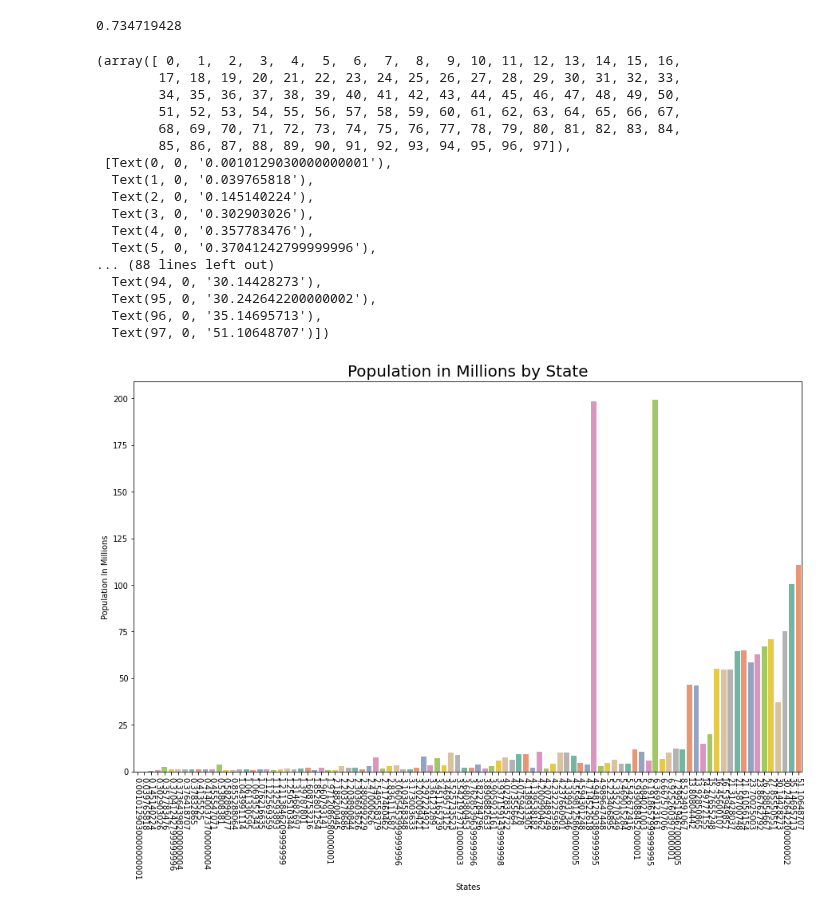
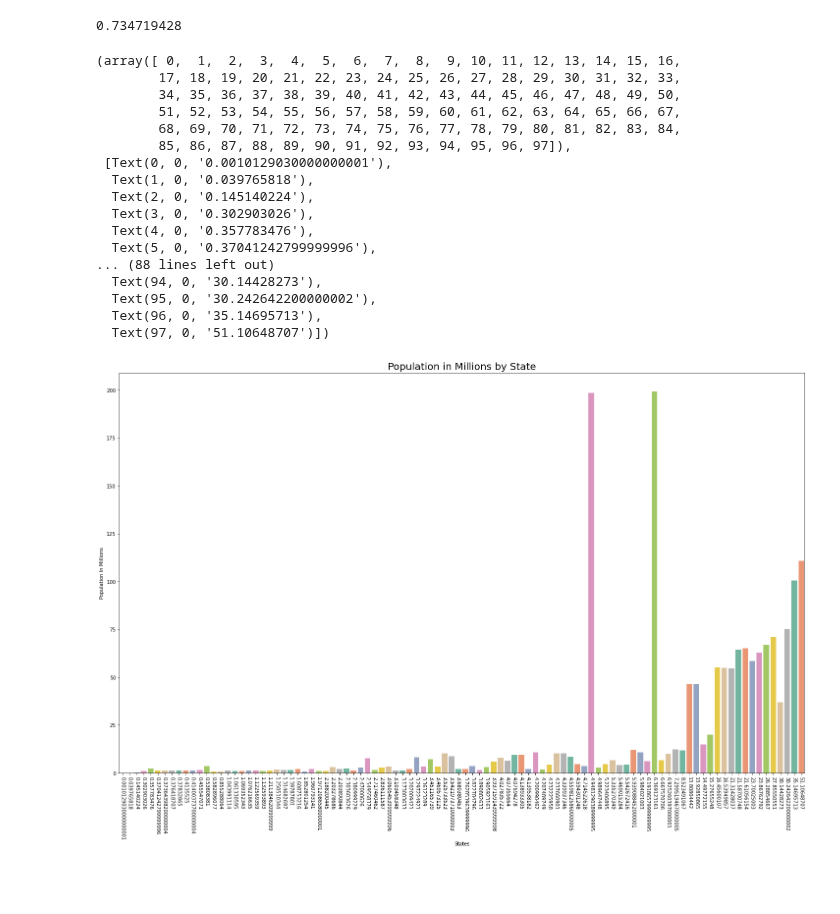
Before and after one commit to Naveen-Chaurasia/DeepLearning-POCs, a Jupyter notebook: LCA/EDA_poc.ipynb, the cells around one changed output. Saved outputs shown, nothing was run; the diff lists cells and outputs as text; code cells hidden in the pictures; blank space fills up the shorter version.

```diff
--- a/LCA/EDA_poc.ipynb
+++ b/LCA/EDA_poc.ipynb
@@ -91,33 +91,33 @@ print(median)
 data=data[:100]
 # Plot Population In Millions
 fig, ax1 = plt.subplots()
-fig.set_size_inches(15,  9)
+fig.set_size_inches(25,  15)
 
 
 ax1 = sns.barplot(x ="climate change", y ="human toxicity",
                   data = data.sort_values('newColumn'),
                                         palette ="Set2")
 
 ax1.set(xlabel ='States', ylabel ='Population In Millions')
 ax1.set_title('Population in Millions by State', size = 20)
 
 plt.xticks(rotation =-90)
 # %% [output]
 (array([ 0,  1,  2,  3,  4,  5,  6,  7,  8,  9, 10, 11, 12, 13, 14, 15, 16,
         17, 18, 19, 20, 21, 22, 23, 24, 25, 26, 27, 28, 29, 30, 31, 32, 33,
         34, 35, 36, 37, 38, 39, 40, 41, 42, 43, 44, 45, 46, 47, 48, 49, 50,
         51, 52, 53, 54, 55, 56, 57, 58, 59, 60, 61, 62, 63, 64, 65, 66, 67,
         68, 69, 70, 71, 72, 73, 74, 75, 76, 77, 78, 79, 80, 81, 82, 83, 84,
         85, 86, 87, 88, 89, 90, 91, 92, 93, 94, 95, 96, 97]),
  [Text(0, 0, '0.0010129030000000001'),
   Text(1, 0, '0.039765818'),
   Text(2, 0, '0.145140224'),
   Text(3, 0, '0.302903026'),
   Text(4, 0, '0.357783476'),
   Text(5, 0, '0.37041242799999996'),
 ... (88 lines left out)
   Text(94, 0, '30.14428273'),
   Text(95, 0, '30.242642200000002'),
   Text(96, 0, '35.14695713'),
   Text(97, 0, '51.10648707')])
-[figure, old version]
+[figure, new version]
```
Also changed, not shown: parts of 3 cells of this notebook.
